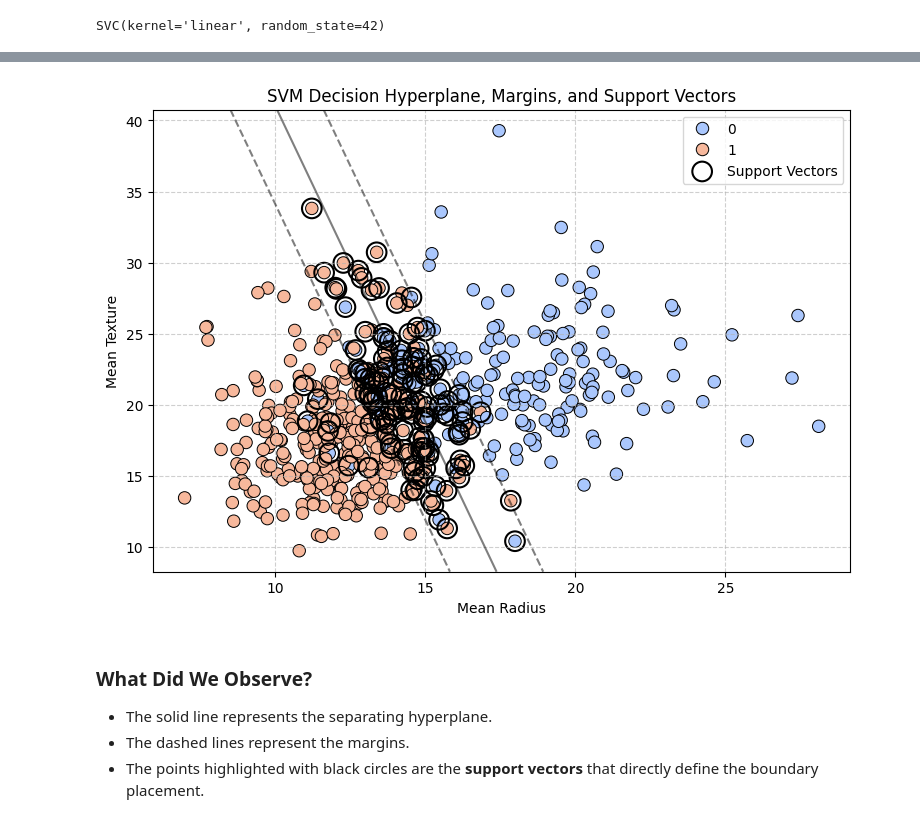
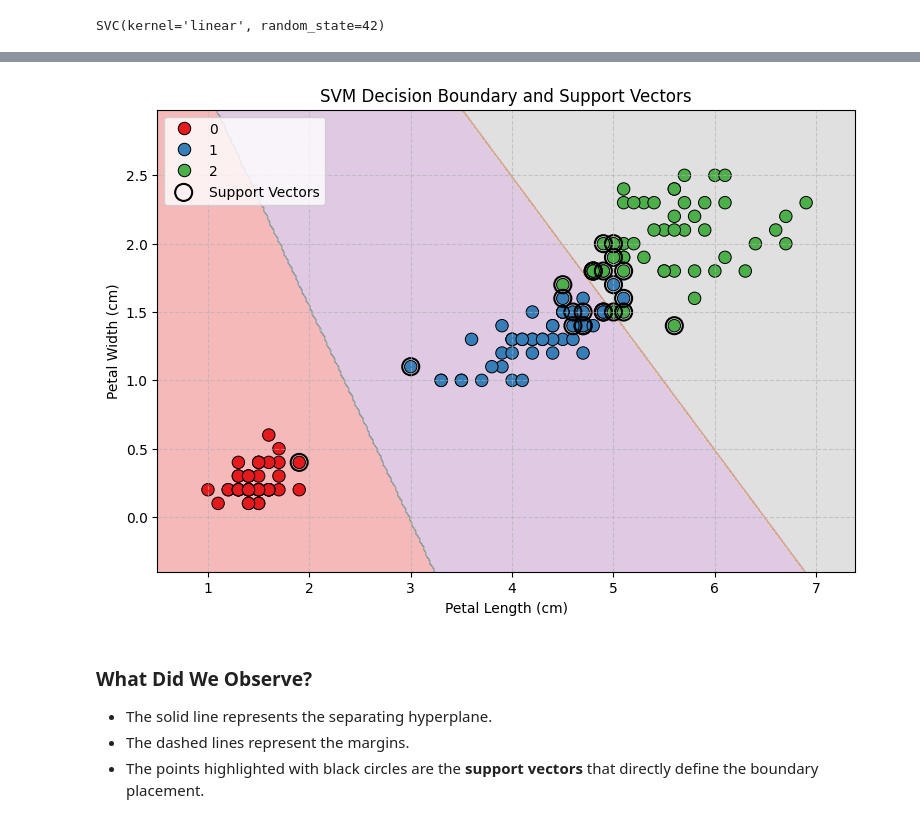
Before and after one commit to JayanGupta/Data_Science_Notes, a Jupyter notebook: models/SVM.ipynb, the cells around one changed output, grey strips where cells are left out. Drawn from its saved outputs; the diff is of its cells as text; code cells hidden in the pictures.

```diff
--- a/models/SVM.ipynb
+++ b/models/SVM.ipynb
@@ -40,14 +40,14 @@ We define assessment scores for **100 patients**.
 # %%
-# Load scikit-learn breast cancer dataset
-from sklearn.datasets import load_breast_cancer
+# Load scikit-learn iris dataset
+from sklearn.datasets import load_iris
 import pandas as pd
-cancer = load_breast_cancer(as_frame=True)
-raw_df = cancer.frame
+iris = load_iris(as_frame=True)
+raw_df = iris.frame
 
 df = pd.DataFrame({
-    'Mean_Radius': raw_df['mean radius'],
-    'Mean_Texture': raw_df['mean texture'],
-    'Tumor_Type': raw_df['target'] # 0 = malignant, 1 = benign
+    'Petal_Length': raw_df['petal length (cm)'],
+    'Petal_Width': raw_df['petal width (cm)'],
+    'Species': raw_df['target']
 })
 
 print("Dataset Shape:", df.shape)
@@ -85,8 +85,8 @@ print("Null count:", df.isnull().sum().sum())
 Null count: 0
 # %%
 # Feature Selection
-X = df[['Mean_Radius', 'Mean_Texture']]
-y = df['Tumor_Type']
+X = df[['Petal_Length', 'Petal_Width']]
+y = df['Species']
 # %%
 # Split data
 X_train, X_test, y_train, y_test = train_test_split(X, y, test_size=0.2, random_state=42)
@@ -162,34 +163,34 @@ plt.show()
 # %%
-# Plot 2: Decision Hyperplane and Support Vectors
+# Plot 2: Decision Boundary and Support Vectors
 plt.figure(figsize=(9, 6))
-# Plot data points
-sns.scatterplot(x='Mean_Radius', y='Mean_Texture', hue='Tumor_Type', data=df, palette='coolwarm', edgecolor='black', s=80)
 
-# Create grid to plot boundary
+# Plot decision boundary regions
 ax = plt.gca()
 xlim = ax.get_xlim()
 ylim = ax.get_ylim()
+x_min, x_max = X['Petal_Length'].min() - 0.5, X['Petal_Length'].max() + 0.5
+y_min, y_max = X['Petal_Width'].min() - 0.5, X['Petal_Width'].max() + 0.5
+xx, yy = np.meshgrid(np.arange(x_min, x_max, 0.02), np.arange(y_min, y_max, 0.02))
 
-xx = np.linspace(xlim[0], xlim[1], 30)
-yy = np.linspace(ylim[0], ylim[1], 30)
-YY, XX = np.meshgrid(yy, xx)
-xy = np.vstack([XX.ravel(), YY.ravel()]).T
-Z = model.decision_function(xy).reshape(XX.shape)
+grid_points = np.c_[xx.ravel(), yy.ravel()]
+grid_predictions = model.predict(grid_points).reshape(xx.shape)
 
-# Plot decision boundary and margins
-ax.contour(XX, YY, Z, colors='k', levels=[-1, 0, 1], alpha=0.5, linestyles=['--', '-', '--'])
+plt.contourf(xx, yy, grid_predictions, alpha=0.3, cmap='Set1')
+
+# Plot data points
+sns.scatterplot(x='Petal_Length', y='Petal_Width', hue='Species', data=df, palette='Set1', edgecolor='black', s=80)
 
 # Highlight Support Vectors
-ax.scatter(model.support_vectors_[:, 0], model.support_vectors_[:, 1], s=200,
+ax.scatter(model.support_vectors_[:, 0], model.support_vectors_[:, 1], s=150,
            linewidth=1.5, facecolors='none', edgecolors='black', label='Support Vectors')
-plt.title('SVM Decision Hyperplane, Margins, and Support Vectors')
-plt.xlabel('Mean Radius')
-plt.ylabel('Mean Texture')
+plt.title('SVM Decision Boundary and Support Vectors')
+plt.xlabel('Petal Length (cm)')
+plt.ylabel('Petal Width (cm)')
 plt.legend()
 plt.grid(True, linestyle='--', alpha=0.6)
 plt.show()
 # %% [output]
-[figure, old version]
+[figure, new version]
 # %% [markdown]
 ### What Did We Observe?
 * The solid line represents the separating hyperplane.
```
Also changed, not shown: parts of 10 cells of this notebook, 11 other files.
